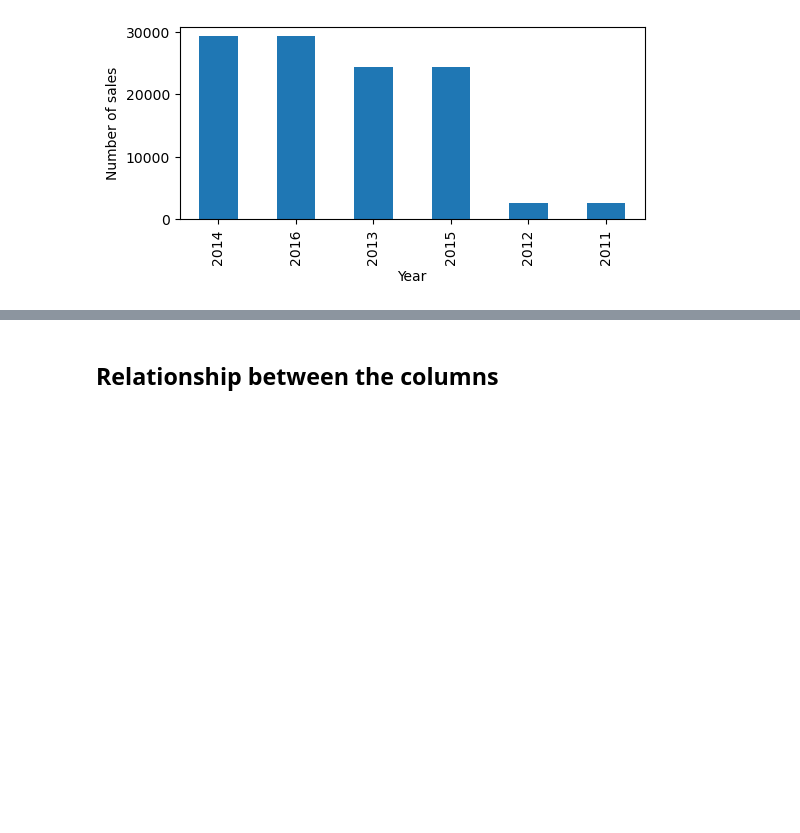
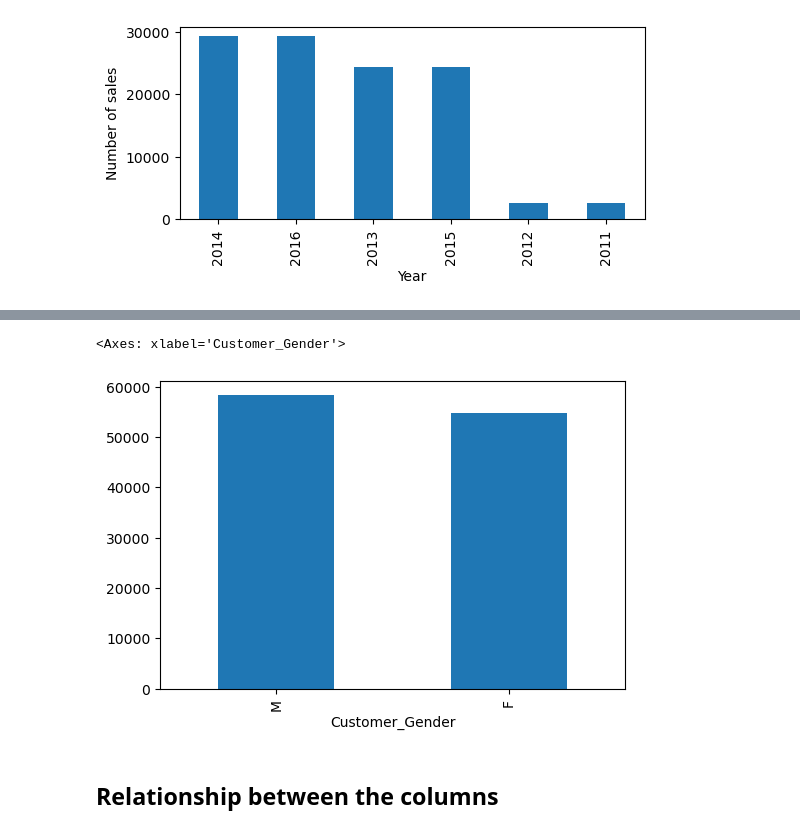
Before and after one commit to amranhossain63/Bike_store_sales, a Jupyter notebook: Notebook/Bike_sales.ipynb, the cells around one changed output, grey strips where cells are left out. Drawn from its saved outputs; the diff is of its cells as text; code cells hidden in the pictures; blank space fills up the shorter version.

```diff
--- a/Notebook/Bike_sales.ipynb
+++ b/Notebook/Bike_sales.ipynb
@@ -210,3 +253,8 @@ Text(0, 0.5, 'Number of sales')
+# %%
+bike_data['Customer_Gender'].value_counts().plot(kind = 'bar',figsize=(6,4))
+# %% [output]
+<Axes: xlabel='Customer_Gender'>
+[figure, added]
 # %% [markdown]
 ## Relationship between the columns
 # %%
```
Also changed, not shown: parts of 25 cells of this notebook.
